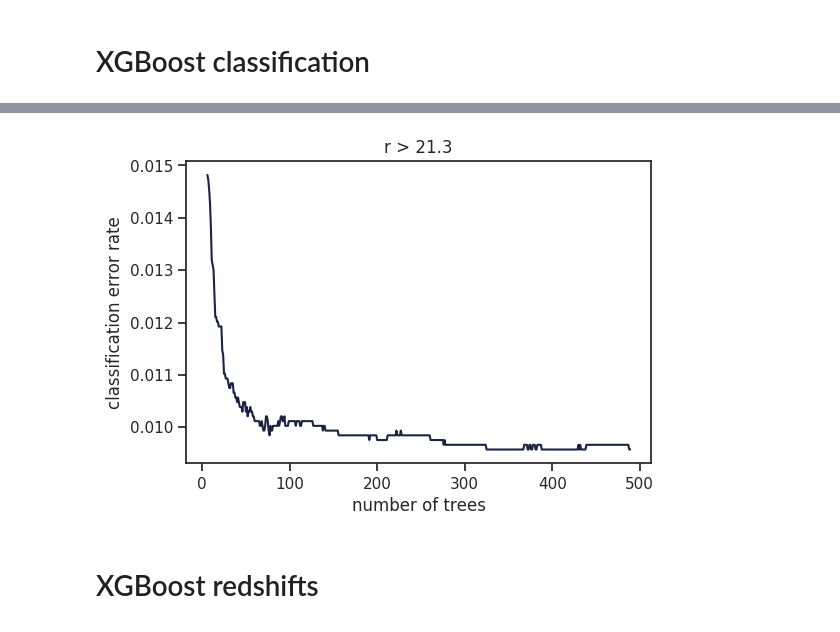
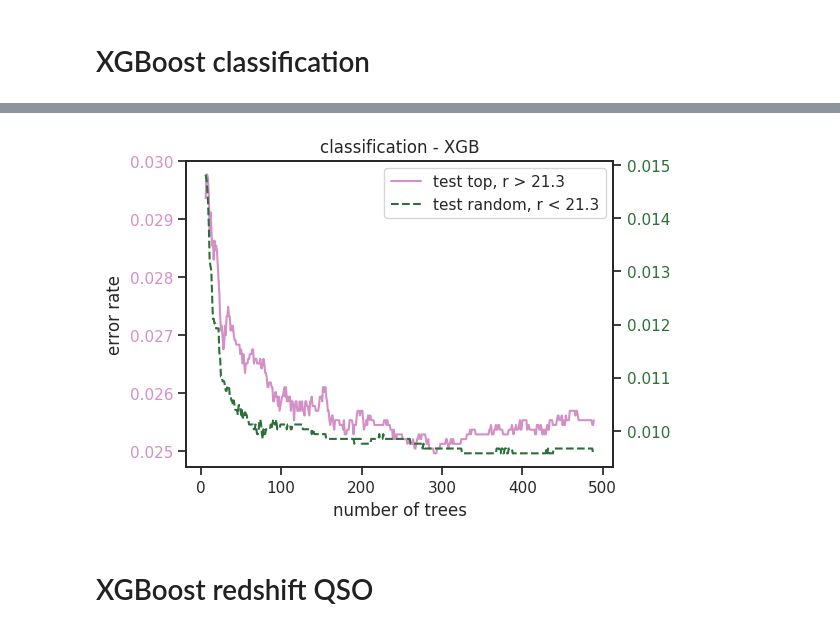
Before and after one commit to snakoneczny/kids-quasars, a Jupyter notebook: notebooks/plot_learning_history.ipynb, the cells around one changed output, grey strips where cells are left out. Drawn from its saved outputs; the diff is of its cells as text; code cells hidden in the pictures.

Commit message:
report and model params update

```diff
--- a/notebooks/plot_learning_history.ipynb
+++ b/notebooks/plot_learning_history.ipynb
@@ -28,3 +23,33 @@ def plot_training_history(history, title, idx_start=0):
+# %%
+def plot_histories(history_top, history_rnd, idx_start=0, title=None, y_label=None):
+    color_palette = get_cubehelix_palette(2)
+    linewidth = 1.5
+
+    fig, ax1 = plt.subplots()
+    ax2 = ax1.twinx()  # instantiate a second axes that shares the same x-axis
+
+    ax1.set_xlabel('number of trees')
+    ax1.set_ylabel(y_label)
+
+    to_plot = [
+        (history_top, 'test top, r > 21.3', ax1),
+        (history_random, 'test random, r < 21.3', ax2),
+    ]
+
+    plotted_arr = []
+    for i, (data, label, ax) in enumerate(to_plot):
+        color = color_palette[i]
+        linestyle = get_line_style(i)
+        plotted, = ax.plot(np.arange(idx_start, len(data)), data[idx_start:], color=color,
+                           label=label, linestyle=linestyle, linewidth=linewidth)
+        ax.tick_params(axis='y', labelcolor=color)
+
+        plotted_arr.append(plotted)
+
+    fig.tight_layout()  # otherwise the right y-label is slightly clipped
+    legend = plt.legend(handles=plotted_arr, loc='upper right')
+    plt.title(title)
+    plt.show()
 # %% [markdown]
 # XGBoost classification
 # %%
@@ -35,5 +57,3 @@ xgb_clf_random = joblib.load('../outputs/exp_models/KiDS_DR4_x_SDSS_DR14_xgb_f-a
 # %%
 history_top = xgb_clf.evals_result()['validation_1']['merror']
 history_random = xgb_clf.evals_result()['validation_0']['merror']
-# %%
-plot_training_history(history_top, 'r < 21.3', idx_start=6)
@@ -42,9 +60,10 @@ plot_training_history(history_top, 'r < 21.3', idx_start=6)
-# %%
-plot_training_history(history_random, 'r > 21.3', idx_start=6)
-# %% [output]
-[figure, removed]
+# %%
+plot_histories(history_top, history_random, idx_start=6, title='classification - XGB',
+               y_label='error rate')
+# %% [output]
+[figure, added]
 # %% [markdown]
-# XGBoost redshifts
+# XGBoost redshift QSO
 # %%
 xgb_z_qso = joblib.load('../outputs/exp_models/KiDS_DR4_x_SDSS_DR14_xgb_f-all_test-magnitude_spec-qso__2019-12-05_16:21:55.joblib')
 # %% [output]
```
Also changed, not shown: parts of 15 cells of this notebook, 6 other files.
